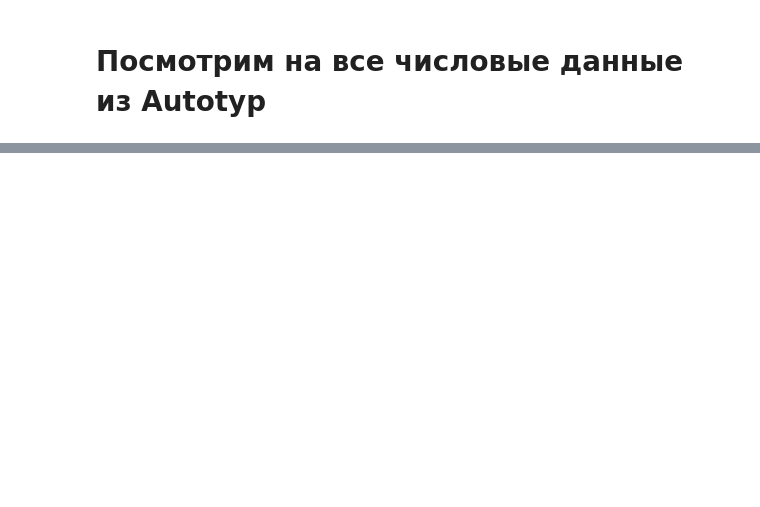
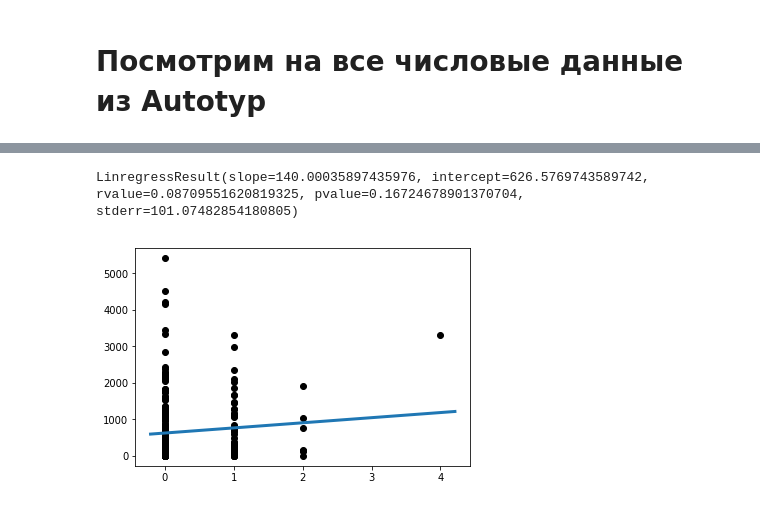
Before and after one commit to OneAdder/lingtypology, a Jupyter notebook: science/autotyp_features_elevation.ipynb, the cells around one changed output, grey strips where cells are left out. Saved outputs shown, nothing was run; the diff lists cells and outputs as text; code cells hidden in the pictures; blank space fills up the shorter version.

Commit message:
linear regressions for Autotyp data

```diff
--- a/science/autotyp_features_elevation.ipynb
+++ b/science/autotyp_features_elevation.ipynb
@@ -15,14 +15,3 @@ def draw_plot(dots, regr):
     x_vals = np.array(axes.get_xlim())
     y_vals = regr.intercept + regr.slope*x_vals
     plt.plot(x_vals, y_vals, linewidth=3)
-# %%
-def count_stats(feature):
-    autotyp = Autotyp(feature)
-    autotyp.show_citation = False
-    data = autotyp.get_df()
-
-    regr = linregress(
-        data[feature],
-        data.elevation
-    )
-    return regr, (data[feature], data.elevation)
@@ -37,0 +18,20 @@ data.head()
+# %%
+def count_stats(feature):
+    autotyp = Autotyp(feature)
+    autotyp.show_citation = False
+    data = autotyp.get_df()
+    data['elevation'] = lingtypology.get_elevations(data.language)
+    data = data[data.elevation != '']
+    regr_dots = []
+    for datum in data:
+        subdata = data[data[datum] != '~N/A~']
+        if datum.endswith('.n'):
+            regr = linregress(
+                subdata[datum].astype(int),
+                subdata.elevation.astype(int)
+            )
+            dots = (subdata[datum], subdata.elevation)
+            regr_dots.append((regr, dots, datum))
+    return regr_dots
+# %%
+re = count_stats('Alienability')
@@ -37,0 +43,8 @@ data.head()
+# %%
+re[0][0]
+# %% [output]
+LinregressResult(slope=140.00035897435976, intercept=626.5769743589742, rvalue=0.08709551620819325, pvalue=0.16724678901370704, stderr=101.07482854180805)
+# %%
+draw_plot(re[0][1], re[0][0])
+# %% [output]
+[figure, added]
```
Also changed, not shown: parts of 4 cells of this notebook.
